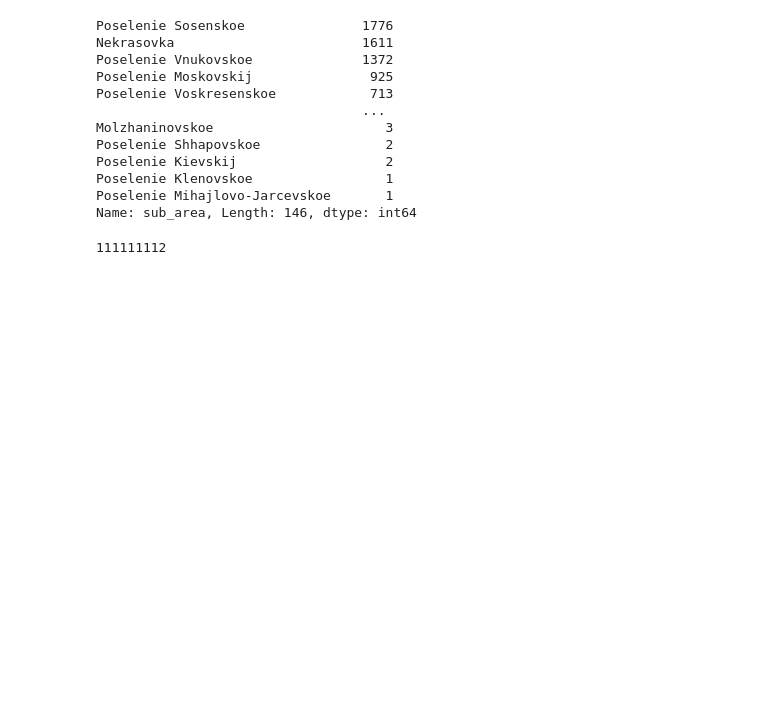
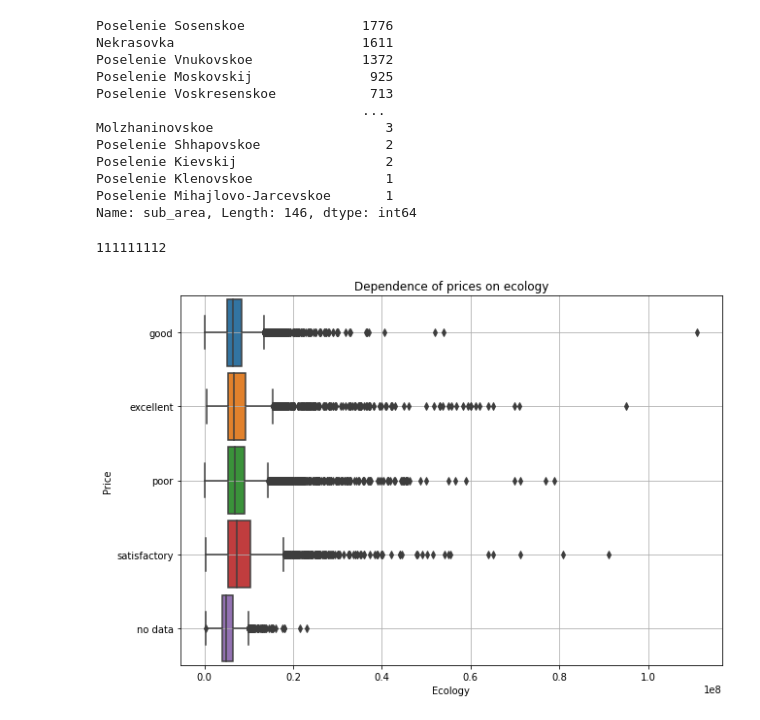
Before and after one commit to FreeRadical1320/sf_data_science, a Jupyter notebook: practice/PYTHON 14 Data cleaning.ipynb, the cells around one changed output. Drawn from its saved outputs; the diff is of its cells as text; code cells hidden in the pictures; blank space fills up the shorter version.

Commit message:
14 data cleaning

```diff
--- a/practice/PYTHON 14 Data cleaning.ipynb
+++ b/practice/PYTHON 14 Data cleaning.ipynb
@@ -65,3 +65,18 @@ Name: sub_area, Length: 146, dtype: int64
 sber_data['price_doc'].max()
 # %% [output]
 111111112
+# %%
+fig = plt.figure(figsize=(10, 7))
+boxplot = sns.boxplot(
+    data=sber_data,
+    y='ecology',
+    x='price_doc',
+    orient='h',
+    width=0.9
+)
+boxplot.set_title('Dependence of prices on ecology');
+boxplot.set_xlabel('Ecology');
+boxplot.set_ylabel('Price');
+boxplot.grid()
+# %% [output]
+[figure, added]
```
Also changed, not shown: parts of 5 cells of this notebook.
